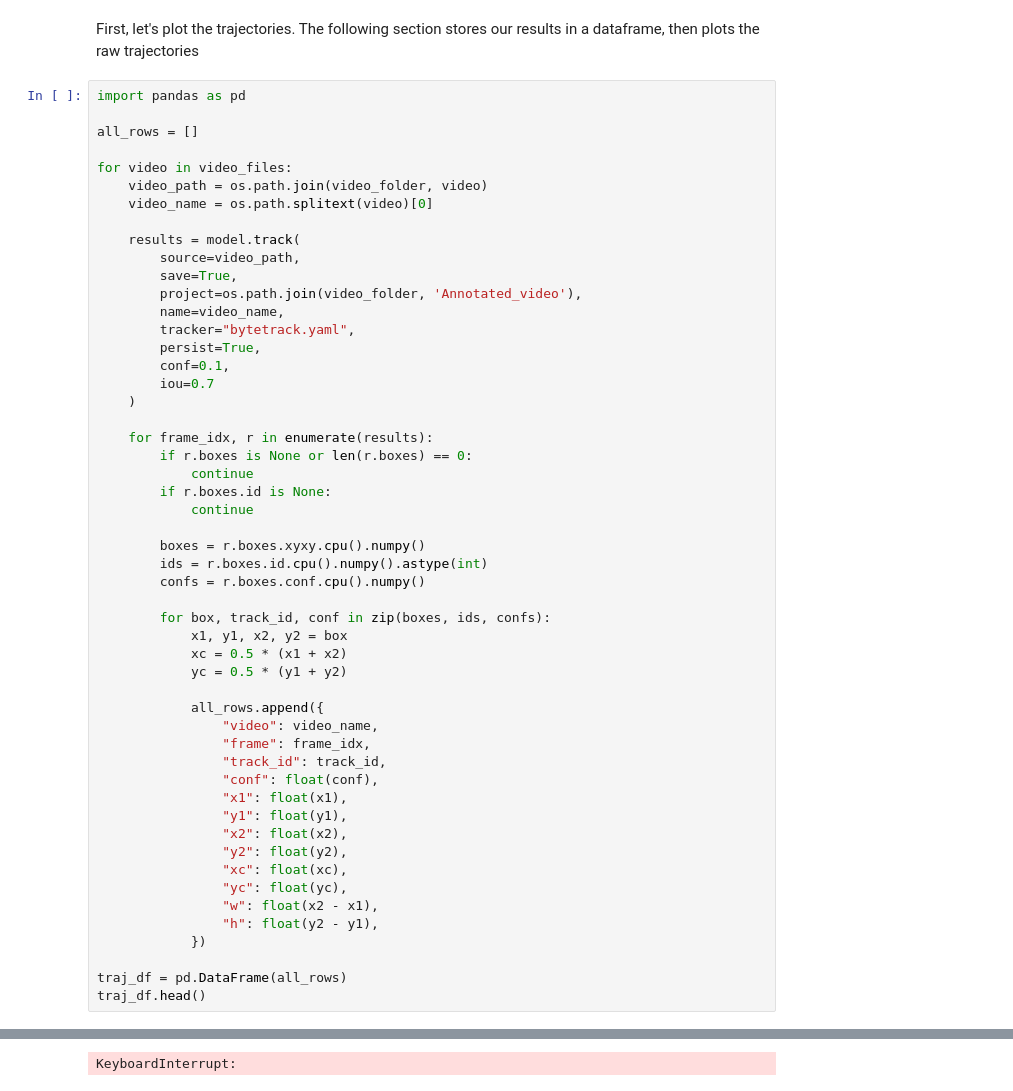
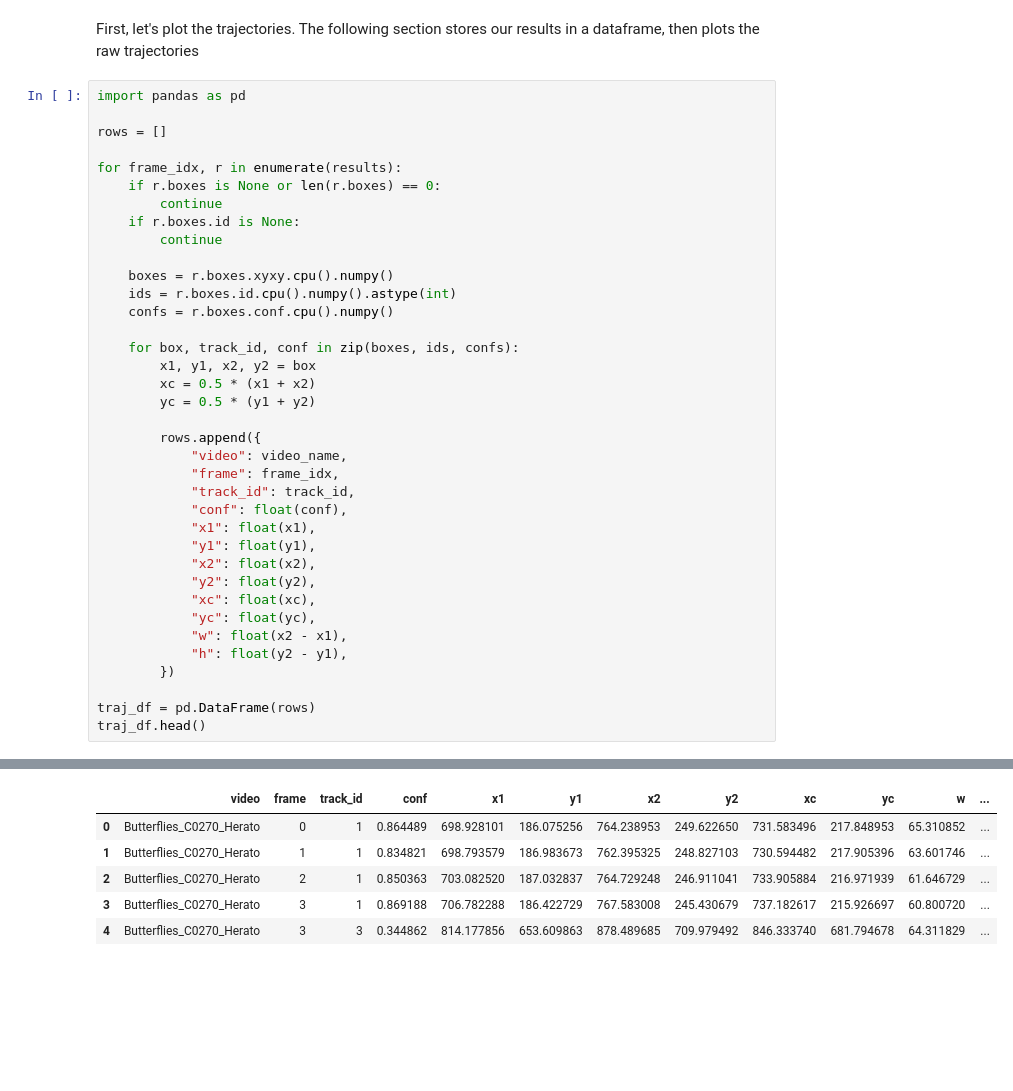
Before and after one commit to jacksupple/ImageAnalysisTutorials, a Jupyter notebook: Notebooks/YOLO_CVAT_MultiObjectTracking.ipynb, the cells around one changed output, grey strips where cells are left out. Saved outputs shown, nothing was run; the diff lists cells and outputs as text; blank space fills up the shorter version.

```diff
--- a/Notebooks/YOLO_CVAT_MultiObjectTracking.ipynb
+++ b/Notebooks/YOLO_CVAT_MultiObjectTracking.ipynb
@@ -224,53 +224,38 @@ First, let's plot the trajectories. The following section stores our results in
 # %%
 import pandas as pd
 
-all_rows = []
+rows = []
 
-for video in video_files:
-    video_path = os.path.join(video_folder, video)
-    video_name = os.path.splitext(video)[0]
+for frame_idx, r in enumerate(results):
+    if r.boxes is None or len(r.boxes) == 0:
+        continue
+    if r.boxes.id is None:
+        continue
 
-    results = model.track(
-        source=video_path,
-        save=True,
-        project=os.path.join(video_folder, 'Annotated_video'),
-        name=video_name,
-        tracker="bytetrack.yaml",
-        persist=True,
-        conf=0.1,
-        iou=0.7
-    )
+    boxes = r.boxes.xyxy.cpu().numpy()
+    ids = r.boxes.id.cpu().numpy().astype(int)
+    confs = r.boxes.conf.cpu().numpy()
 
-    for frame_idx, r in enumerate(results):
-        if r.boxes is None or len(r.boxes) == 0:
-            continue
-        if r.boxes.id is None:
-            continue
+    for box, track_id, conf in zip(boxes, ids, confs):
+        x1, y1, x2, y2 = box
+        xc = 0.5 * (x1 + x2)
+        yc = 0.5 * (y1 + y2)
 
-        boxes = r.boxes.xyxy.cpu().numpy()
-        ids = r.boxes.id.cpu().numpy().astype(int)
-        confs = r.boxes.conf.cpu().numpy()
+        rows.append({
+            "video": video_name,
+            "frame": frame_idx,
+            "track_id": track_id,
+            "conf": float(conf),
+            "x1": float(x1),
+            "y1": float(y1),
+            "x2": float(x2),
+            "y2": float(y2),
+            "xc": float(xc),
+            "yc": float(yc),
+            "w": float(x2 - x1),
+            "h": float(y2 - y1),
+        })
 
-        for box, track_id, conf in zip(boxes, ids, confs):
-            x1, y1, x2, y2 = box
-            xc = 0.5 * (x1 + x2)
-            yc = 0.5 * (y1 + y2)
-
-            all_rows.append({
-                "video": video_name,
-                "frame": frame_idx,
-                "track_id": track_id,
-                "conf": float(conf),
-                "x1": float(x1),
-                "y1": float(y1),
-                "x2": float(x2),
-                "y2": float(y2),
-                "xc": float(xc),
-                "yc": float(yc),
-                "w": float(x2 - x1),
-                "h": float(y2 - y1),
-            })
-
-traj_df = pd.DataFrame(all_rows)
+traj_df = pd.DataFrame(rows)
 traj_df.head()
 # %% [output]
@@ -294,4 +262,9 @@ video 1/1 (frame 284/960) /content/drive/MyDrive/YOLO_butterflies/original_video
-KeyboardInterrupt:
+|  | video | frame | track_id | conf | x1 | y1 | x2 | y2 | xc | yc | w | ... |
+| 0 | Butterflies_C0270_Herato | 0 | 1 | 0.864489 | 698.928101 | 186.075256 | 764.238953 | 249.622650 | 731.583496 | 217.848953 | 65.310852 | ... |
+| 1 | Butterflies_C0270_Herato | 1 | 1 | 0.834821 | 698.793579 | 186.983673 | 762.395325 | 248.827103 | 730.594482 | 217.905396 | 63.601746 | ... |
+| 2 | Butterflies_C0270_Herato | 2 | 1 | 0.850363 | 703.082520 | 187.032837 | 764.729248 | 246.911041 | 733.905884 | 216.971939 | 61.646729 | ... |
+| 3 | Butterflies_C0270_Herato | 3 | 1 | 0.869188 | 706.782288 | 186.422729 | 767.583008 | 245.430679 | 737.182617 | 215.926697 | 60.800720 | ... |
+| 4 | Butterflies_C0270_Herato | 3 | 3 | 0.344862 | 814.177856 | 653.609863 | 878.489685 | 709.979492 | 846.333740 | 681.794678 | 64.311829 | ... |
 # %%
 import matplotlib.pyplot as plt
 
```
Also changed, not shown: parts of 10 cells of this notebook.
